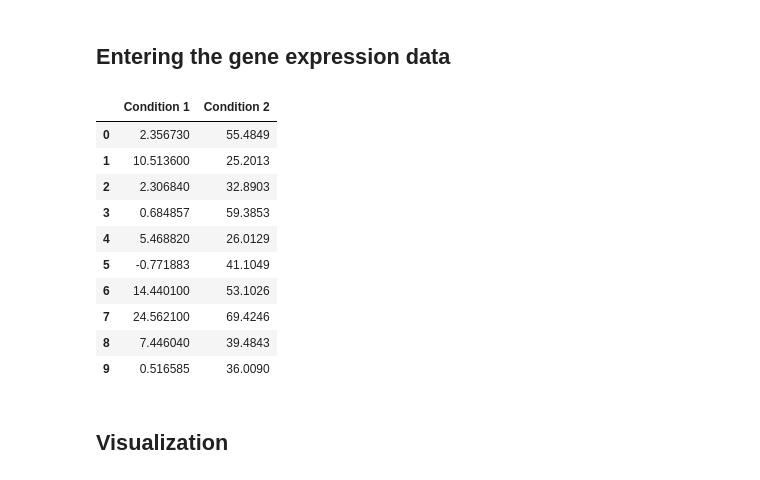
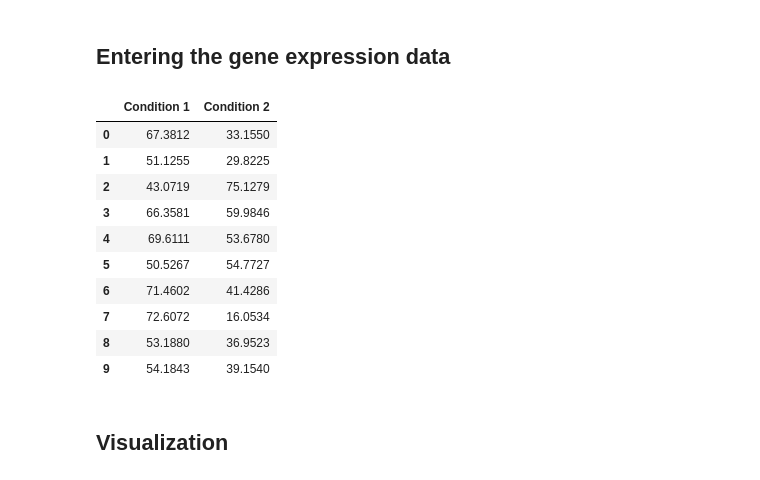
Before and after one commit to aryamaansaha/Biostatistics, a Jupyter notebook: Python/Assignment 2/assignment2.ipynb, the cells around one changed output. Cells and saved outputs as stored; diff of their text form; code cells hidden in the pictures.

```diff
--- a/Python/Assignment 2/assignment2.ipynb
+++ b/Python/Assignment 2/assignment2.ipynb
@@ -3,25 +3,25 @@
 # %%
 import pandas as pd
 xls = 'data.xlsx'
 df1 = pd.read_excel(xls, 'Gene1')
 df2 = pd.read_excel(xls, 'Gene2')
 df3 = pd.read_excel(xls, 'Gene3')
 df4 = pd.read_excel(xls, 'Gene4')
 df5 = pd.read_excel(xls, 'Gene5')
 
-df1
+df5
 # %% [output]
 |  | Condition 1 | Condition 2 |
-| 0 | 2.356730 | 55.4849 |
-| 1 | 10.513600 | 25.2013 |
-| 2 | 2.306840 | 32.8903 |
-| 3 | 0.684857 | 59.3853 |
-| 4 | 5.468820 | 26.0129 |
-| 5 | -0.771883 | 41.1049 |
-| 6 | 14.440100 | 53.1026 |
-| 7 | 24.562100 | 69.4246 |
-| 8 | 7.446040 | 39.4843 |
-| 9 | 0.516585 | 36.0090 |
+| 0 | 67.3812 | 33.1550 |
+| 1 | 51.1255 | 29.8225 |
+| 2 | 43.0719 | 75.1279 |
+| 3 | 66.3581 | 59.9846 |
+| 4 | 69.6111 | 53.6780 |
+| 5 | 50.5267 | 54.7727 |
+| 6 | 71.4602 | 41.4286 |
+| 7 | 72.6072 | 16.0534 |
+| 8 | 53.1880 | 36.9523 |
+| 9 | 54.1843 | 39.1540 |
 # %% [markdown]
 ## Visualization
 # %%
```
Also changed, not shown: parts of 6 cells of this notebook.
